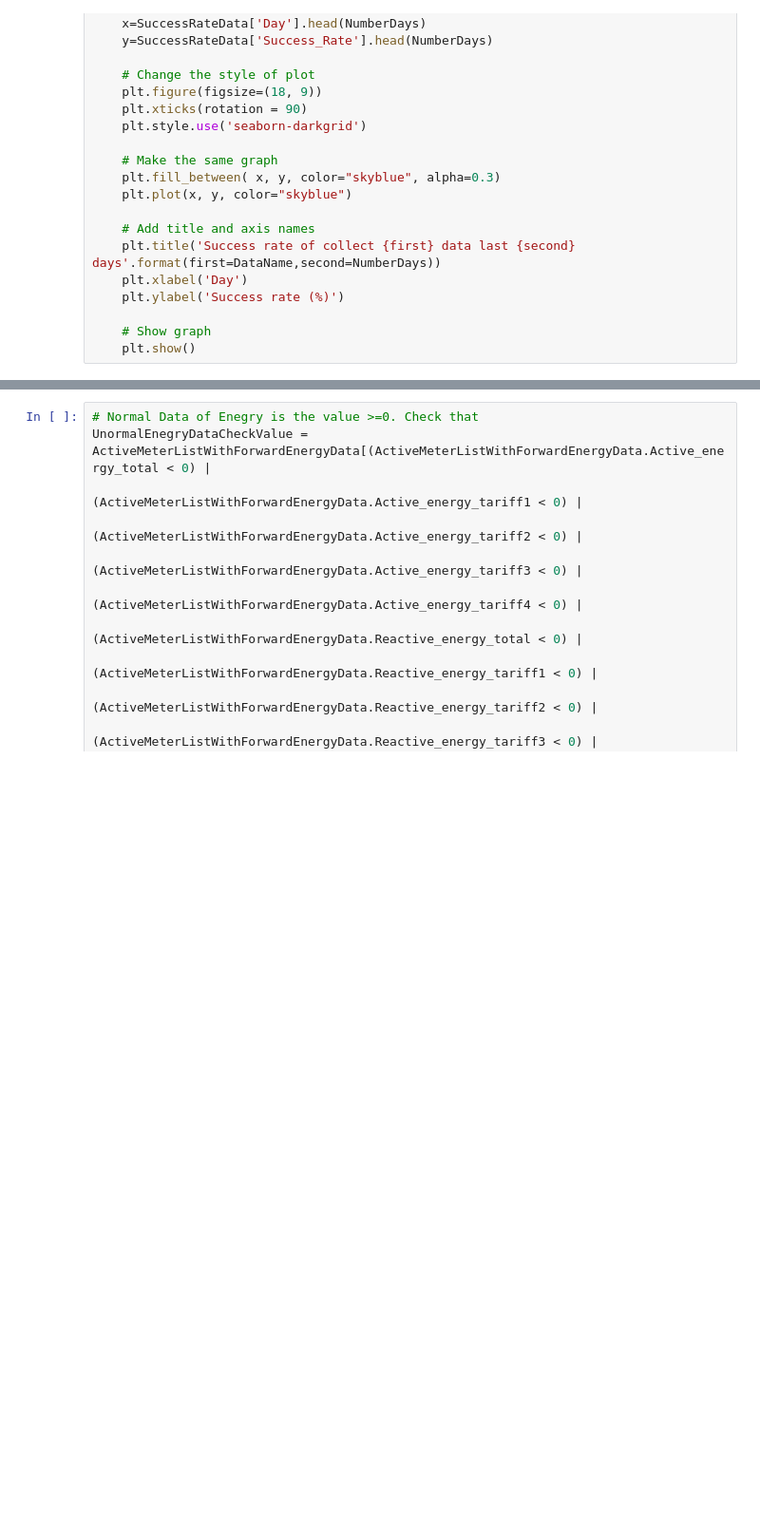
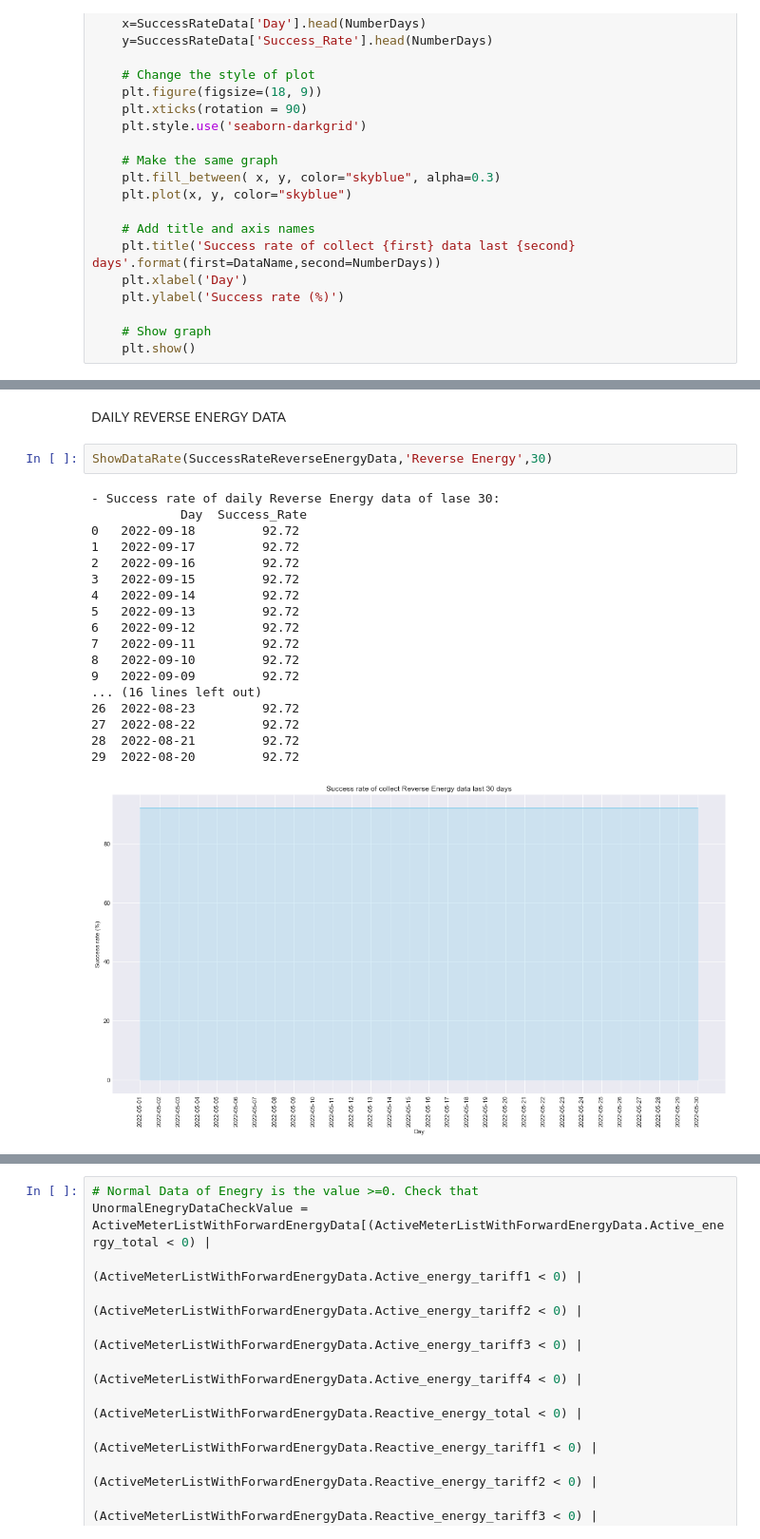
Before and after one commit to SandHome/Udacity, a Jupyter notebook: CRISP_DM/1. Get and Check data.ipynb, the cells around one changed output, grey strips where cells are left out. Shown: that part at 95% size. Saved outputs shown, nothing was run; the diff lists cells and outputs as text; blank space fills up the shorter version.

```diff
--- a/CRISP_DM/1. Get and Check data.ipynb
+++ b/CRISP_DM/1. Get and Check data.ipynb
@@ -180,0 +268,23 @@ Check Unomal Data
+# %% [markdown]
+DAILY REVERSE ENERGY DATA
+# %%
+ShowDataRate(SuccessRateReverseEnergyData,'Reverse Energy',30)
+# %% [output]
+- Success rate of daily Reverse Energy data of lase 30:
+            Day  Success_Rate
+0   2022-09-18         92.72
+1   2022-09-17         92.72
+2   2022-09-16         92.72
+3   2022-09-15         92.72
+4   2022-09-14         92.72
+5   2022-09-13         92.72
+6   2022-09-12         92.72
+7   2022-09-11         92.72
+8   2022-09-10         92.72
+9   2022-09-09         92.72
+... (16 lines left out)
+26  2022-08-23         92.72
+27  2022-08-22         92.72
+28  2022-08-21         92.72
+29  2022-08-20         92.72
+[figure, added]
```
Also changed, not shown: parts of 28 cells of this notebook.
